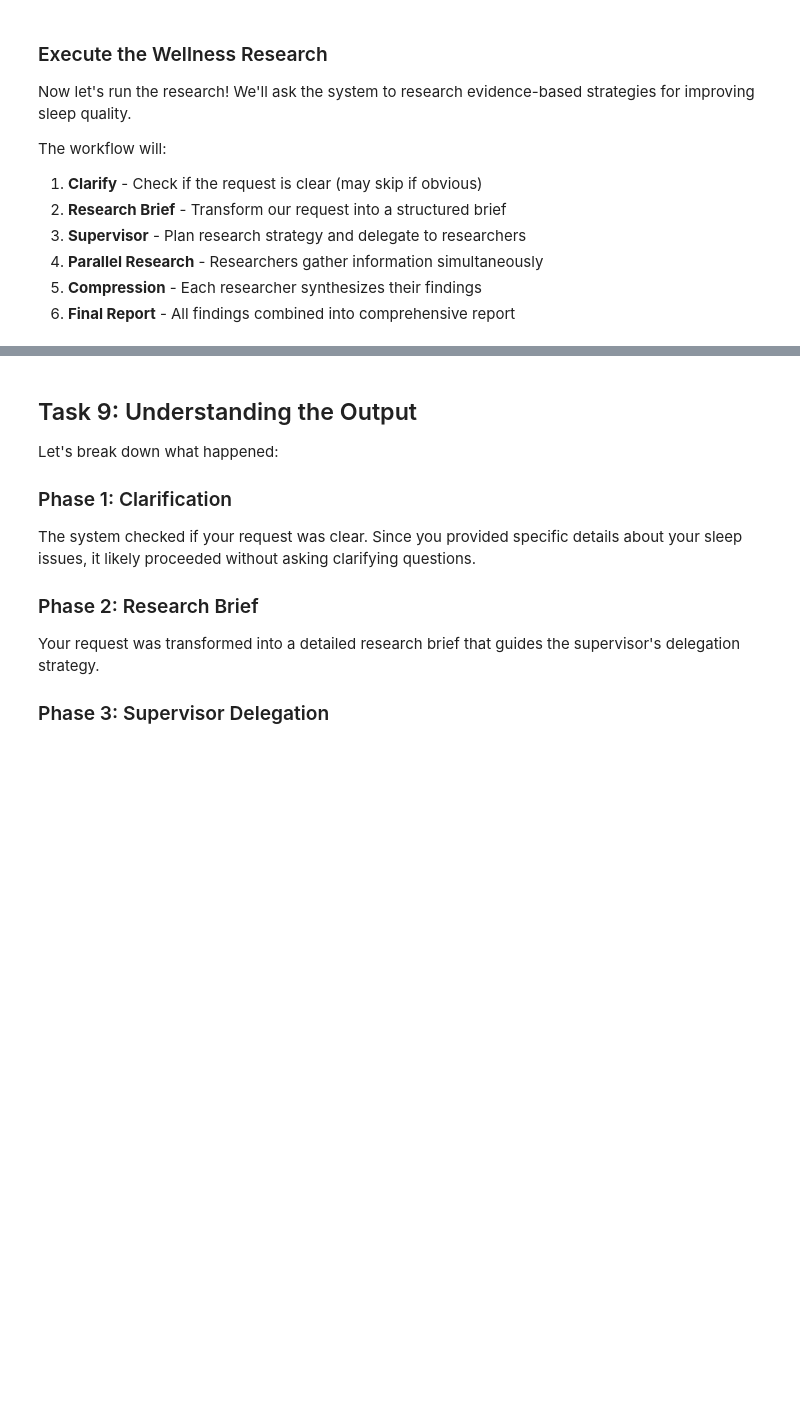
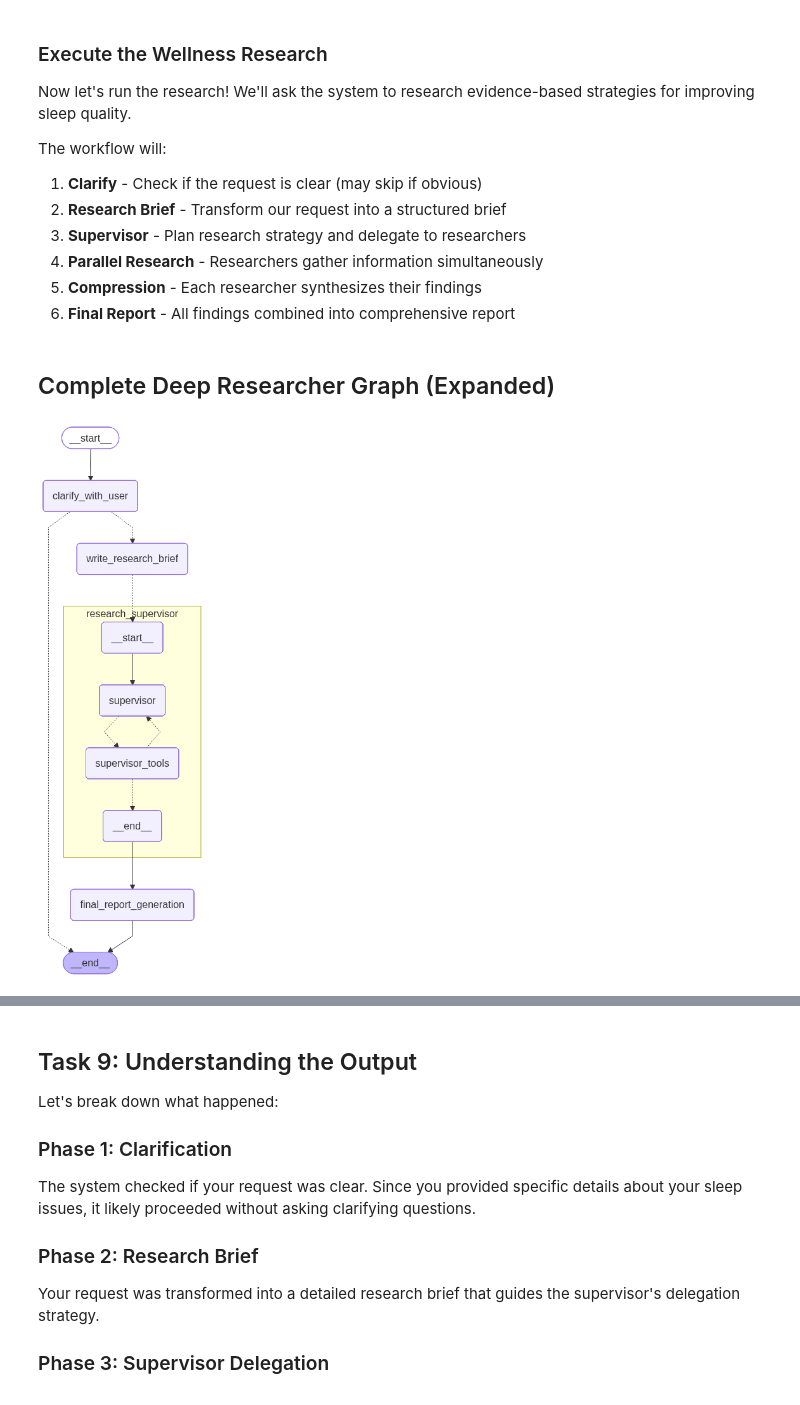
Before and after one commit to aelydens/ae9, a Jupyter notebook: 08_Open_DeepResearch/open-deep-research.ipynb, the cells around one changed output, grey strips where cells are left out. Cells and saved outputs as stored; diff of their text form; code cells hidden in the pictures; blank space fills up the shorter version.

```diff
--- a/08_Open_DeepResearch/open-deep-research.ipynb
+++ b/08_Open_DeepResearch/open-deep-research.ipynb
@@ -587,6 +592,21 @@ The workflow will:
 4. **Parallel Research** - Researchers gather information simultaneously
 5. **Compression** - Each researcher synthesizes their findings
 6. **Final Report** - All findings combined into comprehensive report
+# %%
+# Visualize with subgraphs expanded
+from IPython.display import display, Image, Markdown
+
+display(Markdown("## Complete Deep Researcher Graph (Expanded)"))
+try:
+    # xray=True expands subgraphs inline!
+    display(Image(deep_researcher.get_graph(xray=True).draw_mermaid_png()))
+except Exception as e:
+    print(f"Could not display graph: {e}")
+    print("\nGraph structure (ASCII):")
+    print(deep_researcher.get_graph(xray=True).draw_ascii())
+# %% [output]
+## Complete Deep Researcher Graph (Expanded)
+[figure, added]
 # %%
 # Create our wellness research request
 research_request = """
```
Also changed, not shown: parts of 13 cells of this notebook, 5 other files.
